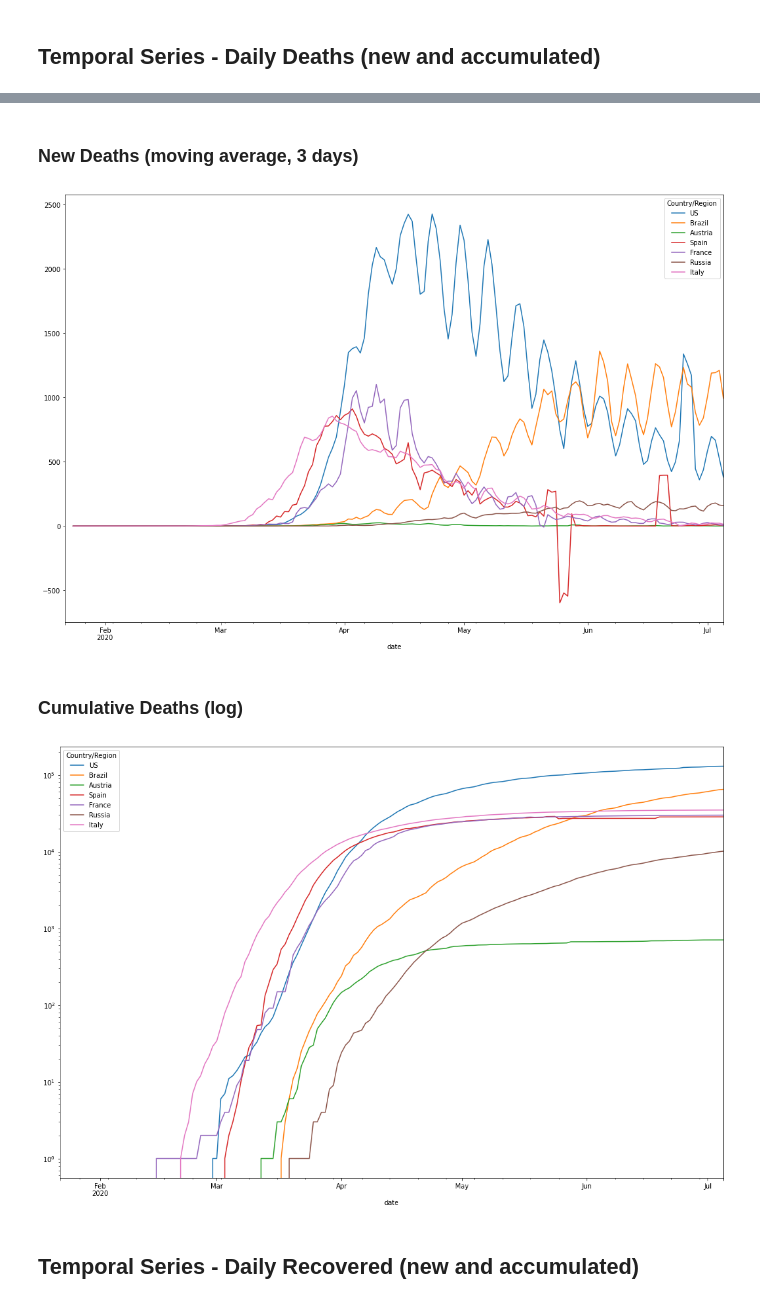
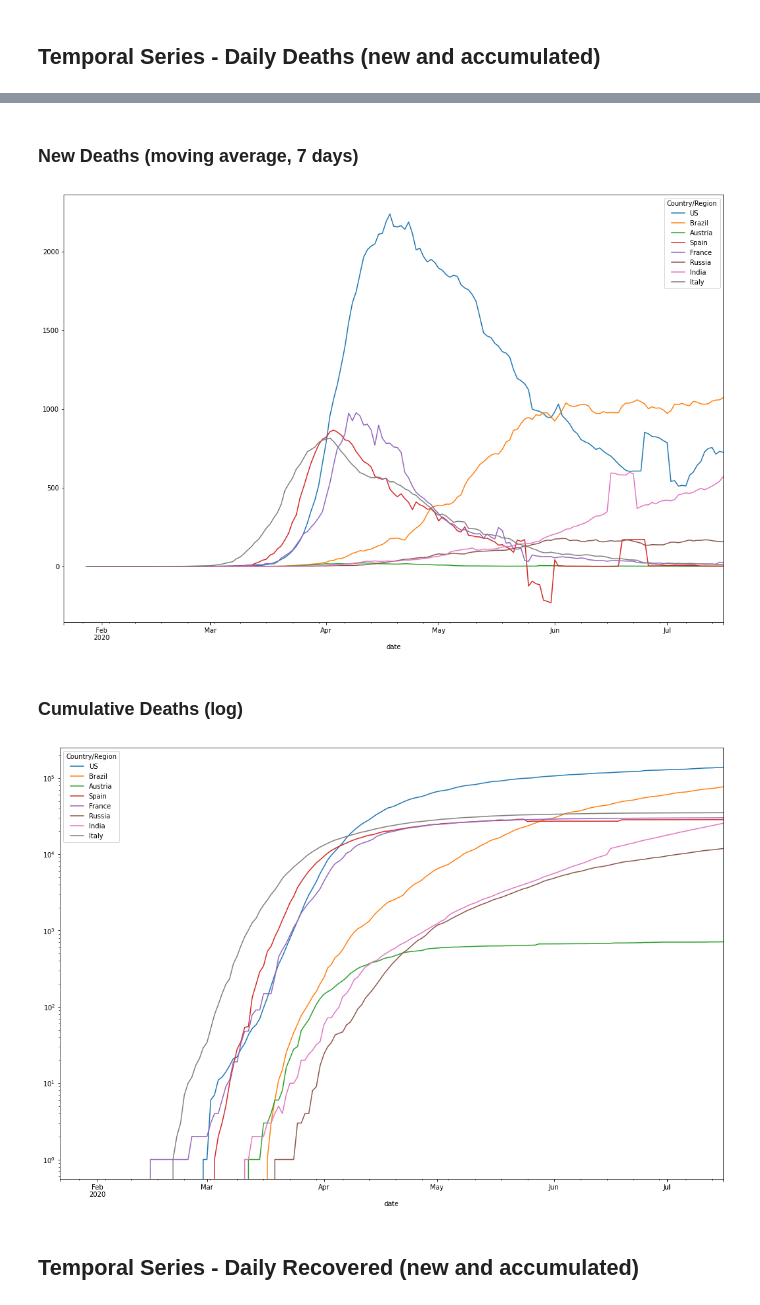
Before and after one commit to rsouza/COVID-19, a Jupyter notebook: daily_cases_deaths_recovered.ipynb, the cells around one changed output, grey strips where cells are left out. Saved outputs shown, nothing was run; the diff lists cells and outputs as text; code cells hidden in the pictures.

Commit message:
adding India

```diff
--- a/daily_cases_deaths_recovered.ipynb
+++ b/daily_cases_deaths_recovered.ipynb
@@ -60,6 +60,7 @@ countries_observed = ["US",
                       #"Portugal",
                       "Russia",
                       #"China",
+                      "India",
                       "Italy",
                      ]
 # %% [markdown]
@@ -111,19 +127,17 @@ df_daily_deaths.tail()
 # %% [markdown]
-### New Deaths (moving average, 3 days)
+### New Deaths (moving average, 7 days)
 # %%
-df_daily_deaths[countries_observed].rolling(window=3).mean().plot(figsize=(18,12))
-
-
+df_daily_deaths[countries_observed].rolling(window=7).mean().plot(figsize=(18,12))
 plt.show()
 # %% [output]
-[figure, old version]
+[figure, new version]
 # %% [markdown]
 ### Cumulative Deaths (log)
 # %%
 df_deaths[countries_observed].plot(figsize=(18,12), logy=True)
 plt.show()
 # %% [output]
-[figure, old version]
+[figure, new version]
 # %% [markdown]
 ## Temporal Series - Daily Recovered (new and accumulated)
 # %%
```
Also changed, not shown: parts of 17 cells of this notebook.
